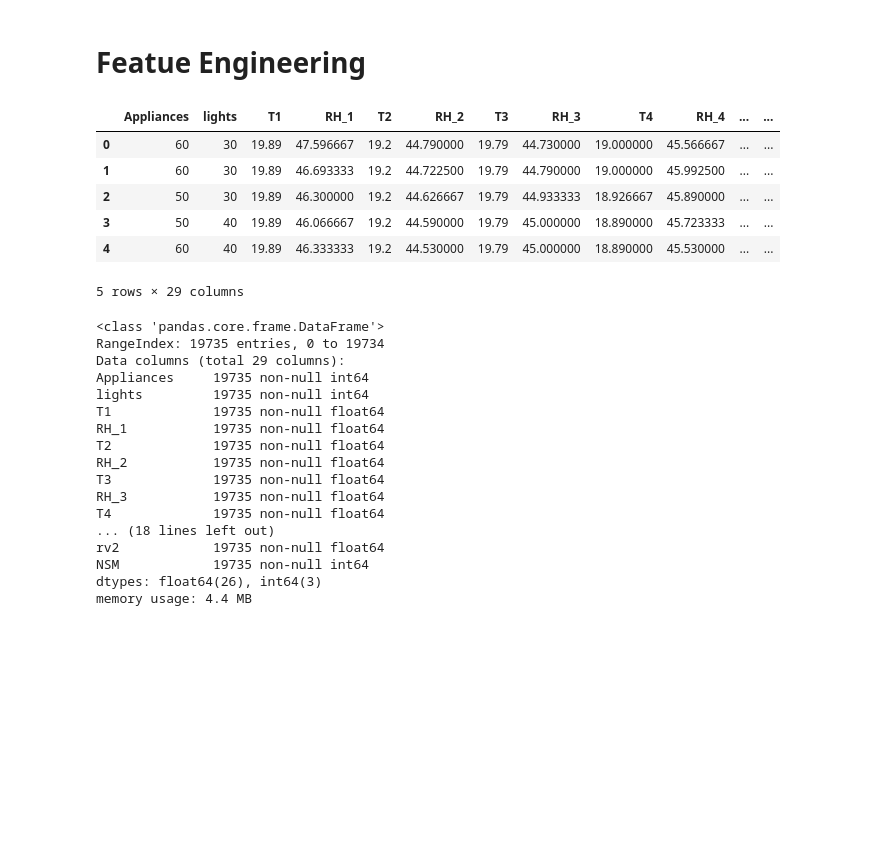
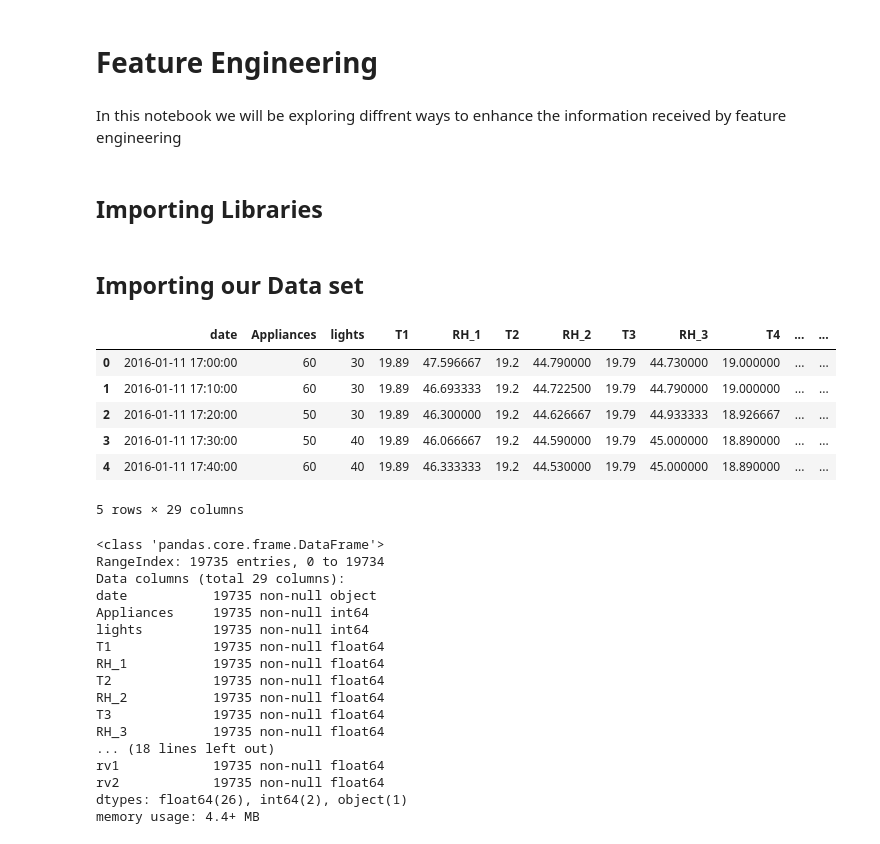
Before and after one commit to aahana-khajanchi/AdavancedDataScience-1, a Jupyter notebook: Assignment2/Part 3 - Feature engineering/Feature Engineering.ipynb, the cells around one changed output. Cells and saved outputs as stored; diff of their text form; code cells hidden in the pictures; blank space fills up the shorter version.

Commit message:
Addign Feature Engineering Material and Doing clean up til part 3

```diff
--- a/Assignment2/Part 3 - Feature engineering/Feature Engineering.ipynb
+++ b/Assignment2/Part 3 - Feature engineering/Feature Engineering.ipynb
@@ -1,5 +1,9 @@
 # %% [markdown]
-# Featue Engineering
+# Feature Engineering
+# %% [markdown]
+In this notebook we will be exploring diffrent ways to enhance the information received by feature engineering
+# %% [markdown]
+## Importing Libraries
 # %%
 %matplotlib inline
 import matplotlib.pyplot as plt
@@ -30,13 +18,15 @@ from sklearn.svm import SVC
+# %% [markdown]
+## Importing our Data set
 # %%
-data= pd.read_csv("eda_new.csv")
+data= pd.read_csv("Dataset/energydata_complete.csv")
 data.head()
 # %% [output]
-|  | Appliances | lights | T1 | RH_1 | T2 | RH_2 | T3 | RH_3 | T4 | RH_4 | ... | ... |
-| 0 | 60 | 30 | 19.89 | 47.596667 | 19.2 | 44.790000 | 19.79 | 44.730000 | 19.000000 | 45.566667 | ... | ... |
-| 1 | 60 | 30 | 19.89 | 46.693333 | 19.2 | 44.722500 | 19.79 | 44.790000 | 19.000000 | 45.992500 | ... | ... |
-| 2 | 50 | 30 | 19.89 | 46.300000 | 19.2 | 44.626667 | 19.79 | 44.933333 | 18.926667 | 45.890000 | ... | ... |
-| 3 | 50 | 40 | 19.89 | 46.066667 | 19.2 | 44.590000 | 19.79 | 45.000000 | 18.890000 | 45.723333 | ... | ... |
-| 4 | 60 | 40 | 19.89 | 46.333333 | 19.2 | 44.530000 | 19.79 | 45.000000 | 18.890000 | 45.530000 | ... | ... |
+|  | date | Appliances | lights | T1 | RH_1 | T2 | RH_2 | T3 | RH_3 | T4 | ... | ... |
+| 0 | 2016-01-11 17:00:00 | 60 | 30 | 19.89 | 47.596667 | 19.2 | 44.790000 | 19.79 | 44.730000 | 19.000000 | ... | ... |
+| 1 | 2016-01-11 17:10:00 | 60 | 30 | 19.89 | 46.693333 | 19.2 | 44.722500 | 19.79 | 44.790000 | 19.000000 | ... | ... |
+| 2 | 2016-01-11 17:20:00 | 50 | 30 | 19.89 | 46.300000 | 19.2 | 44.626667 | 19.79 | 44.933333 | 18.926667 | ... | ... |
+| 3 | 2016-01-11 17:30:00 | 50 | 40 | 19.89 | 46.066667 | 19.2 | 44.590000 | 19.79 | 45.000000 | 18.890000 | ... | ... |
+| 4 | 2016-01-11 17:40:00 | 60 | 40 | 19.89 | 46.333333 | 19.2 | 44.530000 | 19.79 | 45.000000 | 18.890000 | ... | ... |
 5 rows × 29 columns
 # %%
 data.info()
@@ -44,6 +34,7 @@ data.info()
 <class 'pandas.core.frame.DataFrame'>
 RangeIndex: 19735 entries, 0 to 19734
 Data columns (total 29 columns):
+date           19735 non-null object
 Appliances     19735 non-null int64
 lights         19735 non-null int64
 T1             19735 non-null float64
@@ -52,9 +43,8 @@ T2             19735 non-null float64
 RH_2           19735 non-null float64
 T3             19735 non-null float64
 RH_3           19735 non-null float64
-T4             19735 non-null float64
 ... (18 lines left out)
+rv1            19735 non-null float64
 rv2            19735 non-null float64
-NSM            19735 non-null int64
-dtypes: float64(26), int64(3)
-memory usage: 4.4 MB
+dtypes: float64(26), int64(2), object(1)
+memory usage: 4.4+ MB
```
Also changed, not shown: parts of 44 cells of this notebook, 35 other files.
